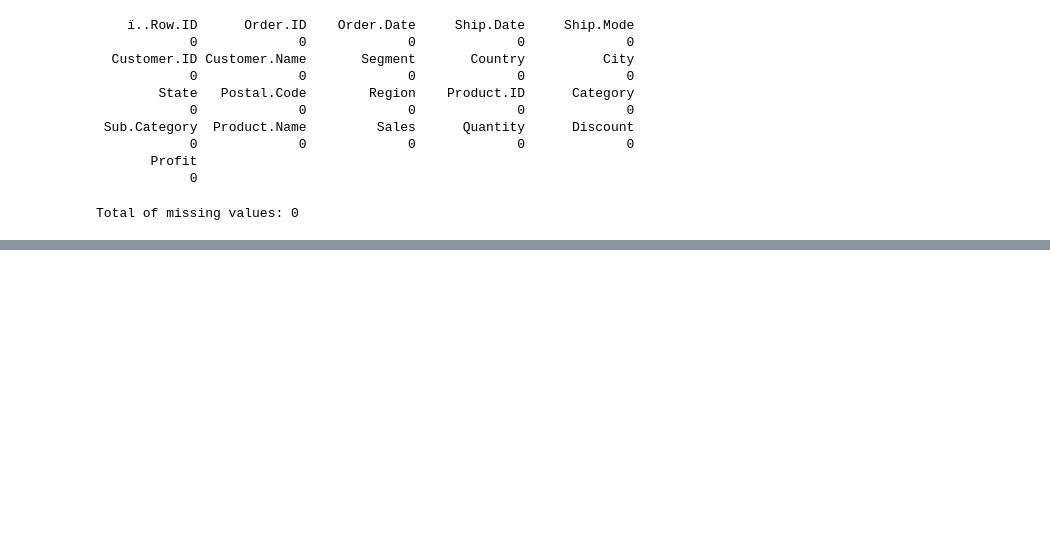
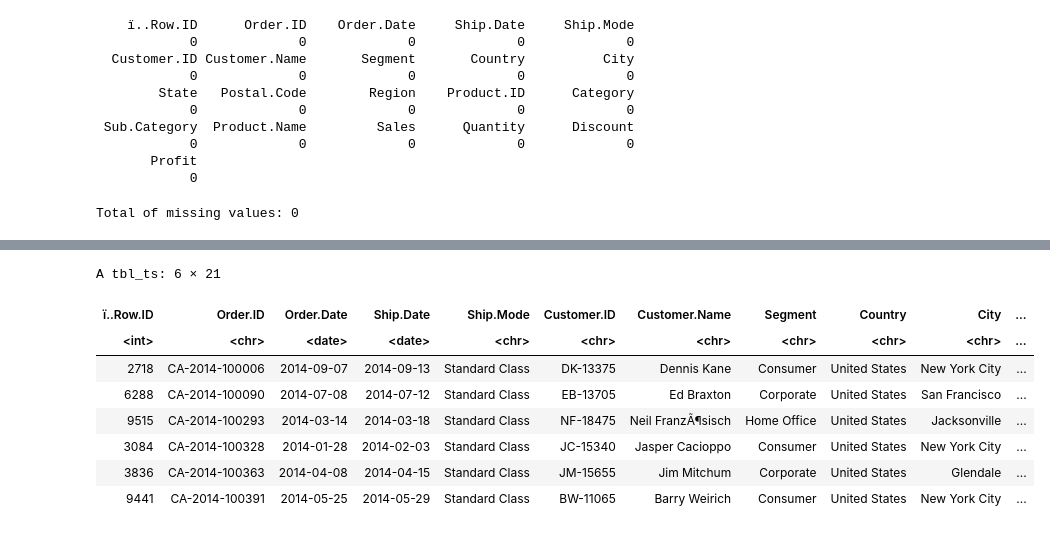
Before and after one commit to tgvp/Time_Series_Forecast, a Jupyter notebook: src/Time_Series.ipynb, the cells around one changed output, grey strips where cells are left out. Drawn from its saved outputs; the diff is of its cells as text; code cells hidden in the pictures; blank space fills up the shorter version.

```diff
--- a/src/Time_Series.ipynb
+++ b/src/Time_Series.ipynb
@@ -123,0 +118,29 @@ Total of missing values: 0
+# %%
+# Transformar a coluna "Order.Date" e Ship.Date em objeto de data
+df$Order.Date <- as_date(df$Order.Date)
+df$Ship.Date <- as_date(df$Ship.Date)
+
+
+
+# Verificar e remover linhas duplicadas
+dupes <- df %>%
+  group_by(Order.ID, Order.Date) %>%
+
+  # Contar o número de linhas duplicadas da combinacão de Order.ID e Order.Date
+  tally() %>%
+
+  # Filtrar apenas as linhas duplicadas - ocorrências maiores que 1
+  filter(n > 1)
+
+# Se houver linhas duplicadas, remover as linhas duplicadas
+if (nrow(dupes) > 0) {
+  print("Linhas duplicadas encontradas:")
+  print(dupes)
+  df <- df %>%
+    # Remover linhas duplicadas - distinct mantém a primeira ocorrência
+    distinct(Order.ID, Order.Date, .keep_all = TRUE)
+  print("Linhas duplicadas removidas.")
+}
+
+# Transformar o data.frame em um objeto tsibble
+tsib <- as_tsibble(df, key = Order.ID, index = Order.Date)
@@ -123,0 +165,12 @@ Total of missing values: 0
+# %%
+head(tsib)
+# %% [output]
+A tbl_ts: 6 × 21
+| ï..Row.ID | Order.ID | Order.Date | Ship.Date | Ship.Mode | Customer.ID | Customer.Name | Segment | Country | City | ... |
+| <int> | <chr> | <date> | <date> | <chr> | <chr> | <chr> | <chr> | <chr> | <chr> | ... |
+| 2718 | CA-2014-100006 | 2014-09-07 | 2014-09-13 | Standard Class | DK-13375 | Dennis Kane | Consumer | United States | New York City | ... |
+| 6288 | CA-2014-100090 | 2014-07-08 | 2014-07-12 | Standard Class | EB-13705 | Ed Braxton | Corporate | United States | San Francisco | ... |
+| 9515 | CA-2014-100293 | 2014-03-14 | 2014-03-18 | Standard Class | NF-18475 | Neil FranzÃ¶sisch | Home Office | United States | Jacksonville | ... |
+| 3084 | CA-2014-100328 | 2014-01-28 | 2014-02-03 | Standard Class | JC-15340 | Jasper Cacioppo | Consumer | United States | New York City | ... |
+| 3836 | CA-2014-100363 | 2014-04-08 | 2014-04-15 | Standard Class | JM-15655 | Jim Mitchum | Corporate | United States | Glendale | ... |
+| 9441 | CA-2014-100391 | 2014-05-25 | 2014-05-29 | Standard Class | BW-11065 | Barry Weirich | Consumer | United States | New York City | ... |
```
Also changed, not shown: parts of 12 cells of this notebook.
